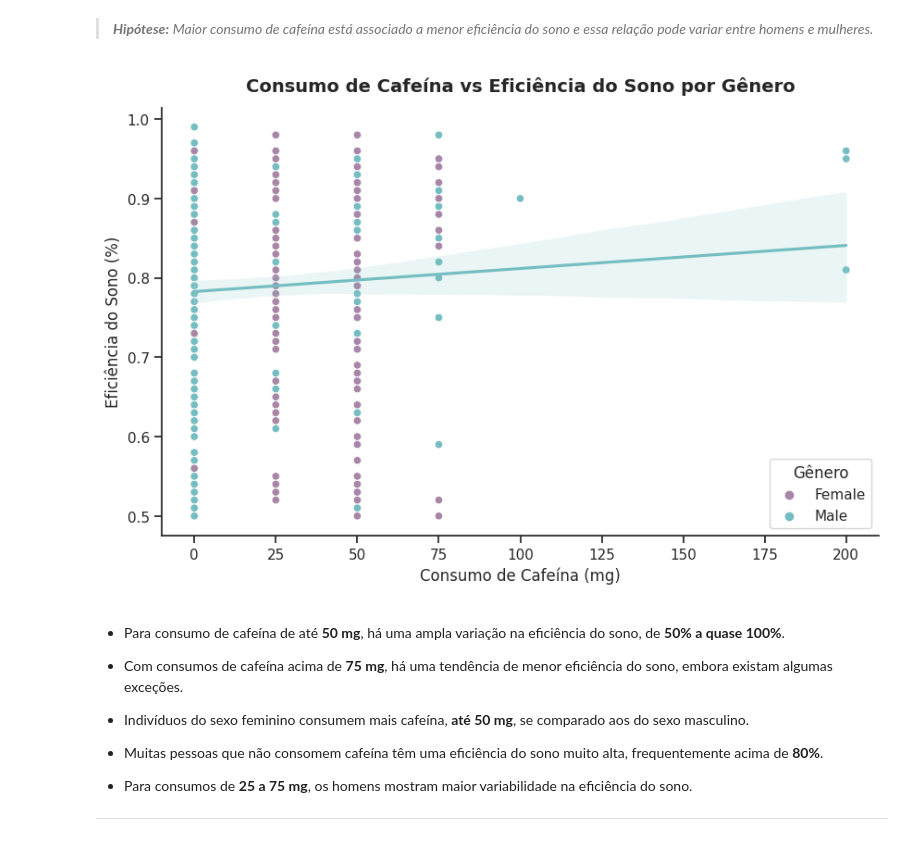
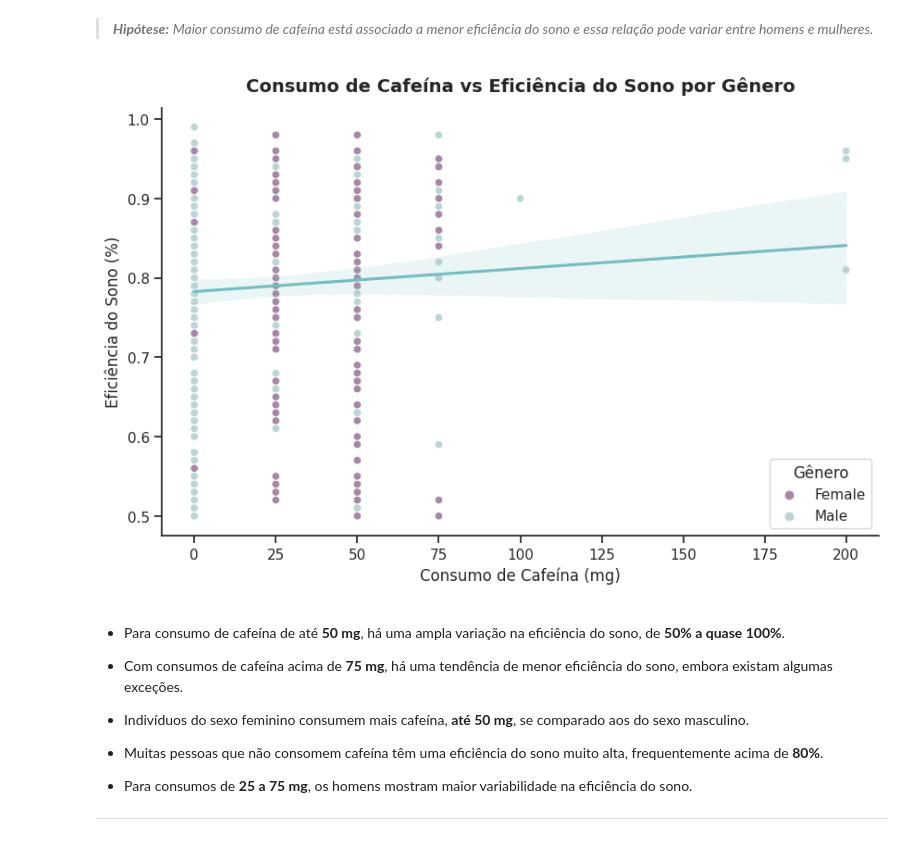
Before and after one commit to atlantico-academy/equipe1-2024.2, a Jupyter notebook: notebooks/01-exploratory_data_analysis.ipynb, the cells around one changed output. Drawn from its saved outputs; the diff is of its cells as text; code cells hidden in the pictures.

```diff
--- a/notebooks/01-exploratory_data_analysis.ipynb
+++ b/notebooks/01-exploratory_data_analysis.ipynb
@@ -102,7 +103,7 @@ import seaborn as sns
 import warnings
 # %%
 #Definindo a paleta de cores
-colors = ["#BBD4D4","#A786A7","#74BDC1","#40596F"]
+colors = ["#BBD4D4","#74BDC1","#40596F", "#A786A7"]
 sns.set_theme(style="ticks")
 sns.set_palette(sns.color_palette(colors))
 # %%
@@ -940,34 +962,34 @@ plt.show()
 # %%
 plt.figure(figsize=(10, 6))
 selected_colors = {
-    'gender': [colors[1], colors[2]],
+    'gender': [colors[3], colors[0]],
 }
 ax = sns.scatterplot(data=df,
                 x='caffeine_consumption_mg',
                 y='sleep_efficiency',
                 hue='gender',
                 palette = selected_colors['gender'])
 
 ax = sns.regplot(data=df,
                  x='caffeine_consumption_mg',
                  y='sleep_efficiency',
                  scatter=False,
-                 color=colors[2])
+                 color=colors[1])
 
 plt.title('Consumo de Cafeína vs Eficiência do Sono por Gênero',
           fontweight='bold',
           fontsize=14,
           y=1.02)
 
 plt.xlabel('Consumo de Cafeína (mg)')
 plt.ylabel('Eficiência do Sono (%)')
 plt.legend(title='Gênero')
 ax.spines['top'].set_visible(False)
 ax.spines['right'].set_visible(False)
 
 plt.show()
 # %% [output]
-[figure, old version]
+[figure, new version]
 # %% [markdown]
 * Para consumo de cafeína de até **50 mg**, há uma ampla variação na eficiência do sono, de **50% a quase 100%**.
 
```
Also changed, not shown: parts of 32 cells of this notebook.
